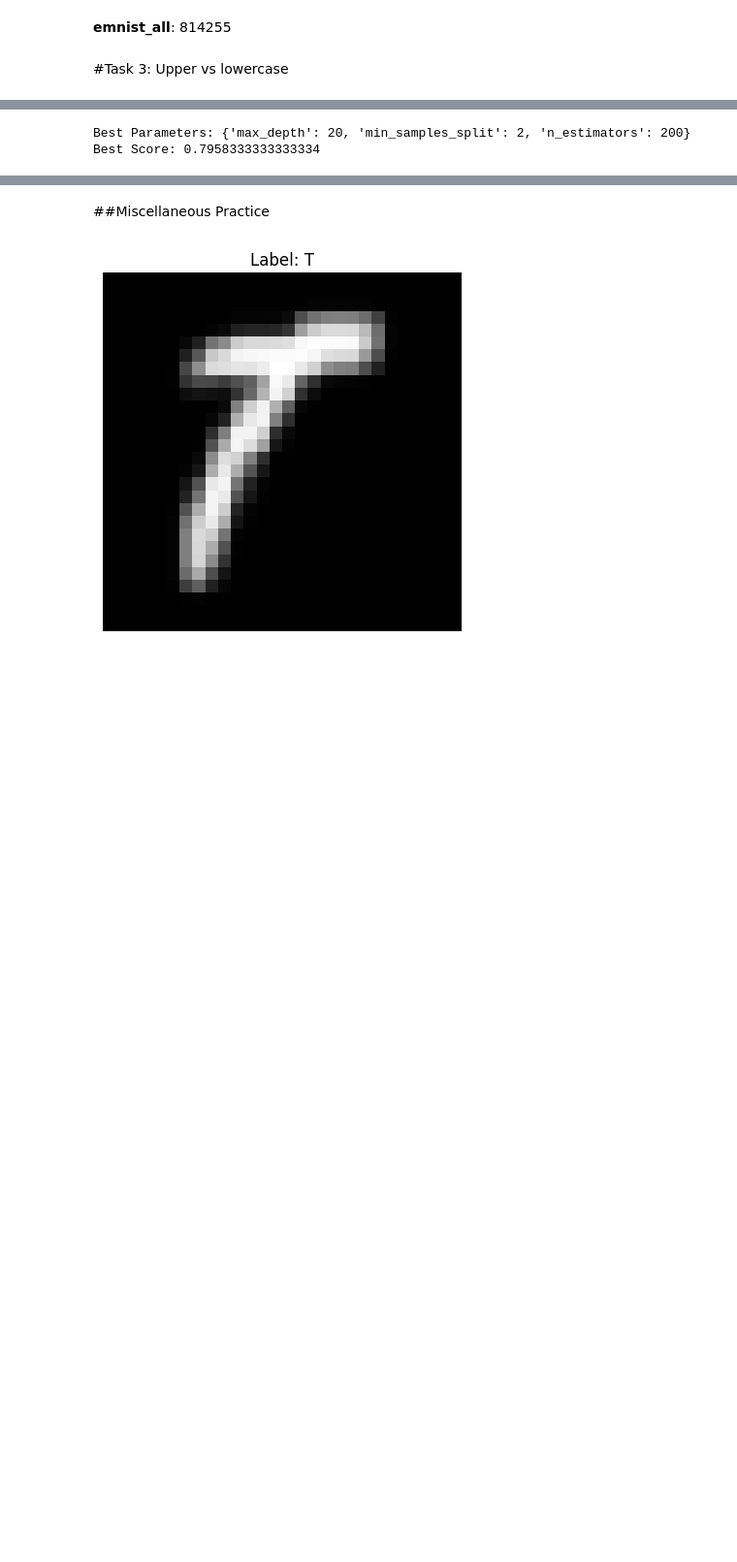
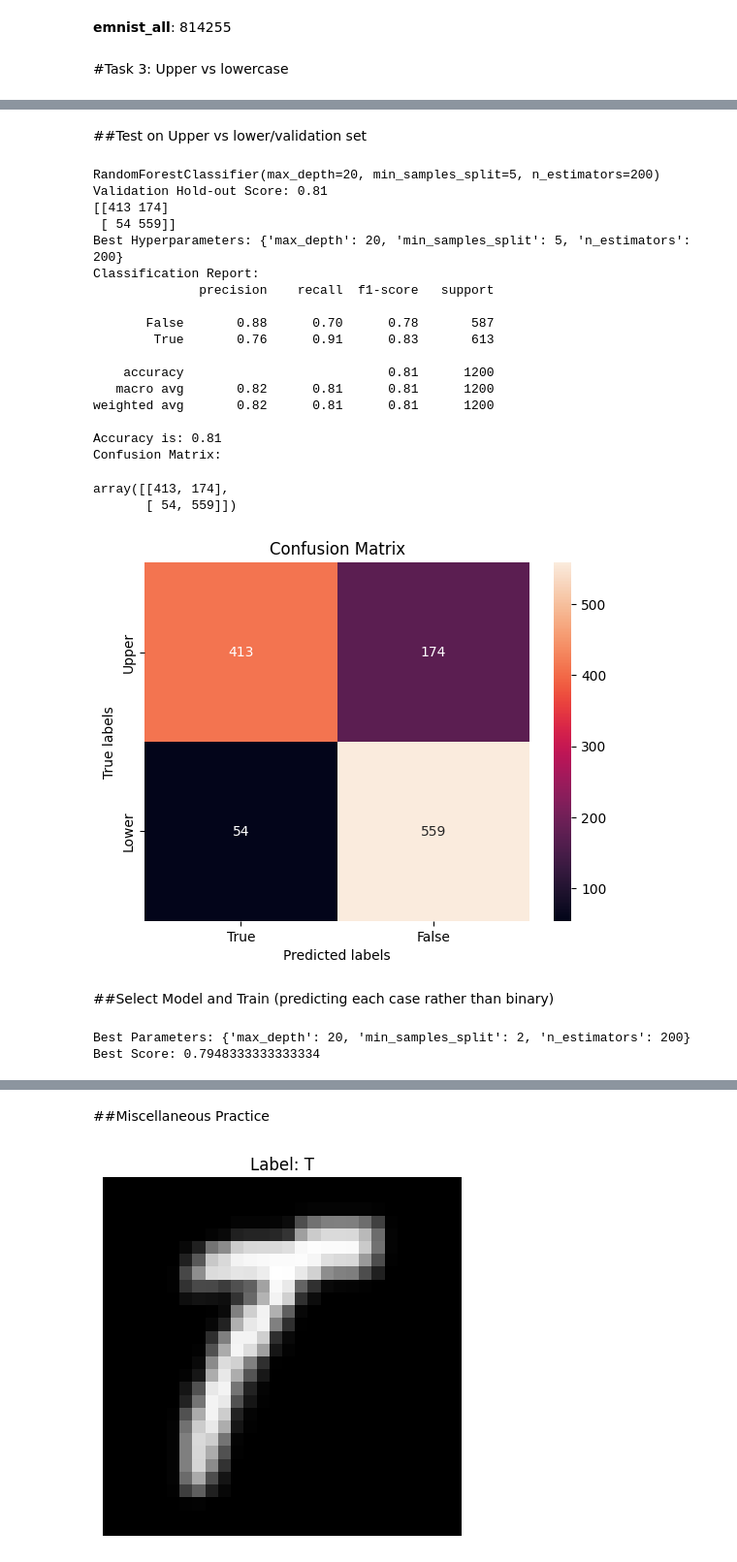
Before and after one commit to christopherseaman/datasci_223, a Jupyter notebook: exercises/4-classification/exercise4_5assignmentTask3.ipynb, the cells around one changed output, grey strips where cells are left out. Shown at 97% size. Drawn from its saved outputs; the diff is of its cells as text; code cells hidden in the pictures; blank space fills up the shorter version.

```diff
--- a/exercises/4-classification/exercise4_5assignmentTask3.ipynb
+++ b/exercises/4-classification/exercise4_5assignmentTask3.ipynb
@@ -447,11 +447,10 @@ a2g = a2g.iloc[:600,:]
 # FIXME: Classify lettters as uppercase/lowercase
 
 #Take the class column with label, convert to string, and pick out uppercase.
-abcupper = abcxyz[abcxyz['class'].str.isupper()]
+abcxyz['is_upper'] = abcxyz['class'].str.isupper()
 #abcxyz['is_upper'] = abcupper
-print(abcupper)
+print(abcxyz)
 
-abclower = abcxyz[abcxyz['class'].str.islower()]
+#abcxyz['is_lower'] = abcxyz[abcxyz['class'].str.islower()]
 #abcxyz['is_upper'] = abcupper
-print(abclower)
 # %% [output]
@@ -477,3 +566,65 @@ print(abclower)
+# %% [markdown]
+##Test on Upper vs lower/validation set
+# %%
+# Get the best model from hyperparameter tuning - adapted from lecture
+best_modelbin = grid_search_bin.best_estimator_
+
+#Train on full training set + test
+print(best_modelbin.fit(X_bin_train, y_bin_train))
+
+#Validation hold out performance
+y_val_predbin = best_modelbin.predict(X_bin_test)
+validation_score3 = accuracy_score(y_bin_test, y_val_predbin)
+print(f"Validation Hold-out Score: {validation_score3}")
+
+upperlower_labels_bin = ["True","False"]
+
+
+# Evaluate the model using confusion matrix
+conf_matrixbin = confusion_matrix(y_bin_test, y_val_predbin) # same as accuracy here for multiclass regression
+
+print(conf_matrixbin)
+
+ax= plt.subplot()
+sns.heatmap(conf_matrixbin, annot=True, fmt='g', ax=ax);  #annot=True to annotate cells, ftm='g' to disable scientific notation
+
+#labels, title and ticks - using heat map from seaborn (https://stackoverflow.com/questions/19233771/sklearn-plot-confusion-matrix-with-labels)
+ax.set_xlabel('Predicted labels');ax.set_ylabel('True labels');
+ax.set_title('Confusion Matrix');
+ax.xaxis.set_ticklabels(["True","False"]); ax.yaxis.set_ticklabels(["Upper","Lower"]);
+
+
+# Print the results
+print(f"Best Hyperparameters: {grid_search_bin.best_params_}")
+#print(f"F1 Score: {f1:.4f}")
+print("Classification Report:")
+print(classification_report(y_bin_test, y_val_predbin))
+print(f"Accuracy is: {accuracy_score(y_bin_test,y_val_predbin)}")
+print("Confusion Matrix:")
+conf_matrixbin
+# %% [output]
+RandomForestClassifier(max_depth=20, min_samples_split=5, n_estimators=200)
+Validation Hold-out Score: 0.81
+[[413 174]
+ [ 54 559]]
+Best Hyperparameters: {'max_depth': 20, 'min_samples_split': 5, 'n_estimators': 200}
+Classification Report:
+              precision    recall  f1-score   support
+
+       False       0.88      0.70      0.78       587
+        True       0.76      0.91      0.83       613
+
+    accuracy                           0.81      1200
+   macro avg       0.82      0.81      0.81      1200
+weighted avg       0.82      0.81      0.81      1200
+
+Accuracy is: 0.81
+Confusion Matrix:
+array([[413, 174],
+       [ 54, 559]])
+[figure, added]
+# %% [markdown]
+##Select Model and Train (predicting each case rather than binary)
 # %%
 
 #Subset so it's small
@@ -523,6 +674,8 @@ print("Best Parameters:", grid_search.best_params_)
 print("Best Score:", grid_search.best_score_)
 
 
+
+
 ##Rough work below - logistic regression failed and didn't converge. scaling had problems so went with random forest
 
 # Define the parameter grid - different regularization cost - https://stackoverflow.com/questions/21816346/fine-tuning-parameters-in-logistic-regression
@@ -541,4 +694,4 @@ print("Best Score:", grid_search.best_score_)
 #print("Best Score:", grid_search.best_score_)
 # %% [output]
 Best Parameters: {'max_depth': 20, 'min_samples_split': 2, 'n_estimators': 200}
-Best Score: 0.7958333333333334
+Best Score: 0.7948333333333334
```
Also changed, not shown: parts of 6 cells of this notebook.
